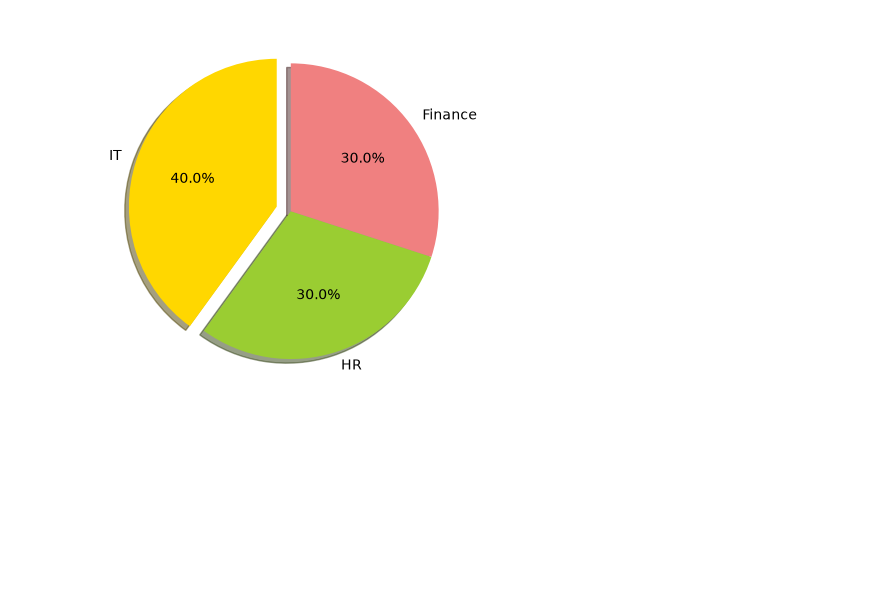
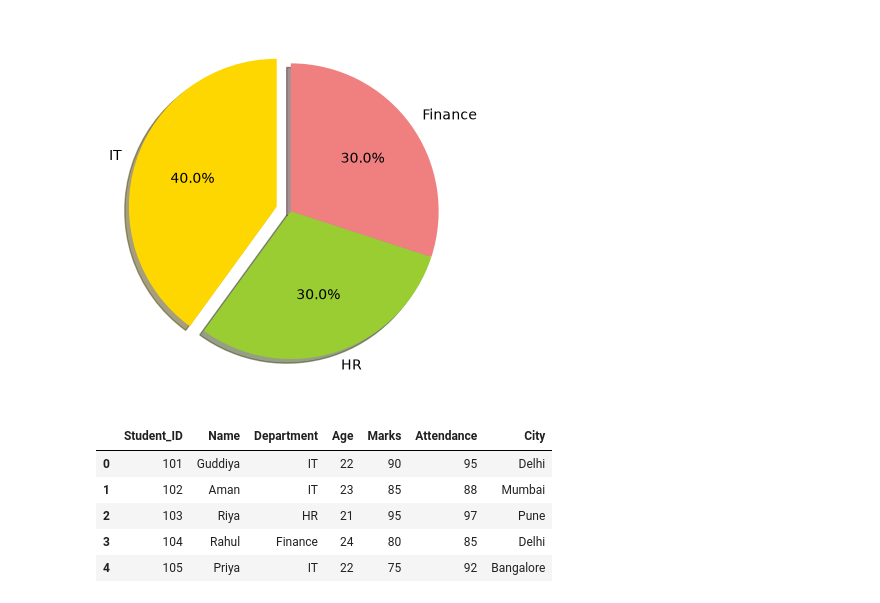
Before and after one commit to guddiyasingh/python-main, a Jupyter notebook: Data_Analysis/DV_Matplotllib.ipynb, the cells around one changed output. Cells and saved outputs as stored; diff of their text form; code cells hidden in the pictures; blank space fills up the shorter version.

```diff
--- a/Data_Analysis/DV_Matplotllib.ipynb
+++ b/Data_Analysis/DV_Matplotllib.ipynb
@@ -233,3 +233,15 @@ plt.pie(sizes,labels=labels, explode=explode,colors=colors,autopct="%1.1f%%",sha
 # %% [output]
 <matplotlib.container.PieContainer at 0x...>
 [figure]
+# %%
+## Students data visualization
+import pandas as pd
+students_data_df =pd.read_csv("students_data.csv")
+students_data_df.head(5)
+# %% [output]
+|  | Student_ID | Name | Department | Age | Marks | Attendance | City |
+| 0 | 101 | Guddiya | IT | 22 | 90 | 95 | Delhi |
+| 1 | 102 | Aman | IT | 23 | 85 | 88 | Mumbai |
+| 2 | 103 | Riya | HR | 21 | 95 | 97 | Pune |
+| 3 | 104 | Rahul | Finance | 24 | 80 | 85 | Delhi |
+| 4 | 105 | Priya | IT | 22 | 75 | 92 | Bangalore |
```
Also changed, not shown: parts of 5 cells of this notebook.
